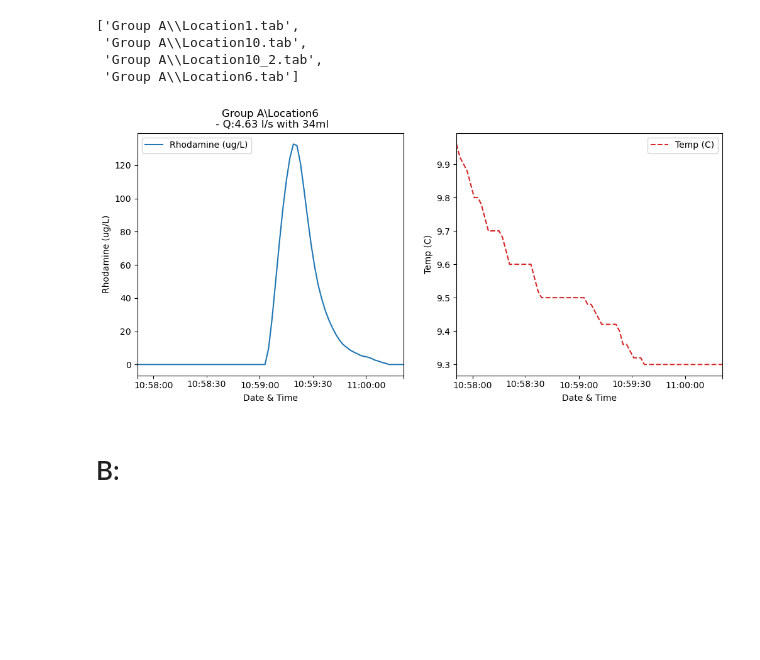
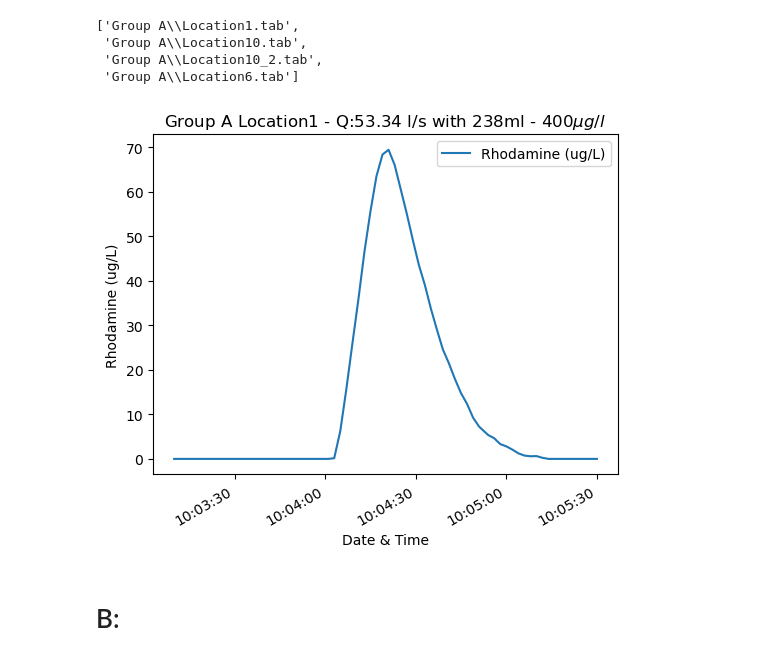
Before and after one commit to Daafip/tracer-experiment-luxemburg, a Jupyter notebook: analysis.ipynb, the cells around one changed output. Drawn from its saved outputs; the diff is of its cells as text; code cells hidden in the pictures; blank space fills up the shorter version.

```diff
--- a/analysis.ipynb
+++ b/analysis.ipynb
@@ -32,19 +32,24 @@ solution_dict = {"A": solution_ug_ml_a_d,
                  "C": solution_ug_ml_b_c,
                  "D": solution_ug_ml_a_d}
 # %%
-def plot(fname, group):
+def plot(fname, group, zero=True, temp=True):
     df = pd.read_csv(fname,delimiter="\t",skiprows=1,index_col=0, parse_dates=True)
-    fig, ax = plt.subplots(1,2, figsize=(12,5))
-    zero = df['Rhodamine (ug/L)'].iloc[:2].mean()
-    df['Rhodamine (ug/L)']  = df['Rhodamine (ug/L)'] - zero
+    if temp:
+        fig, ax = plt.subplots(1,2, figsize=(12,5))
+        df[['Temp (C)']].plot(ax=ax[1],color="C3",ls="--")
+        ax[1].set_ylabel('Temp (C)')
+    else:
+        fig, axs = plt.subplots(1,1, figsize=(12/2,5))
+        ax = [axs]
+    if zero:
+        zero = df['Rhodamine (ug/L)'].iloc[:2].mean()
+        df['Rhodamine (ug/L)']  = df['Rhodamine (ug/L)'] - zero
     df[['Rhodamine (ug/L)']].plot(ax=ax[0])
-    df[['Temp (C)']].plot(ax=ax[1],color="C3",ls="--")
 
     title = fname[:fname.find(".tab")]
+    title = title.replace("\\", " ")
 
     ax[0].set_ylabel('Rhodamine (ug/L)')
-
-    ax[1].set_ylabel('Temp (C)')
 
     area = scipy.integrate.simpson(df['Rhodamine (ug/L)'].to_numpy(),dx=2)
 
@@ -61,8 +66,8 @@ def plot(fname, group):
     ug_added = solution_ug_ml * ml_added
     discharge = ug_added/area
 
-    ax[0].set_title(title + f'\n - Q:{discharge:.2f} l/s with {ml_added}ml')
-    return df, fig, val
+    ax[0].set_title(title + f' - Q:{discharge:.2f} l/s with {ml_added}ml - ${int(solution_ug_ml)}\mu g/l$')
+    return df, fig, title
 # %% [markdown]
 # A:
 # %%
@@ -74,9 +79,10 @@ filesA
  'Group A\\Location10_2.tab',
  'Group A\\Location6.tab']
 # %%
-_, _, _ = plot(filesA[3], "A")
+_, fig, title = plot(filesA[0], "A",temp=False)
+fig.savefig(f"{title}.png",pad_inches=0,dpi=300)
 # %% [output]
-[figure, old version]
+[figure, new version]
 # %% [markdown]
 # B:
 # %%
```
Also changed, not shown: parts of 4 cells of this notebook, 46 other files.
